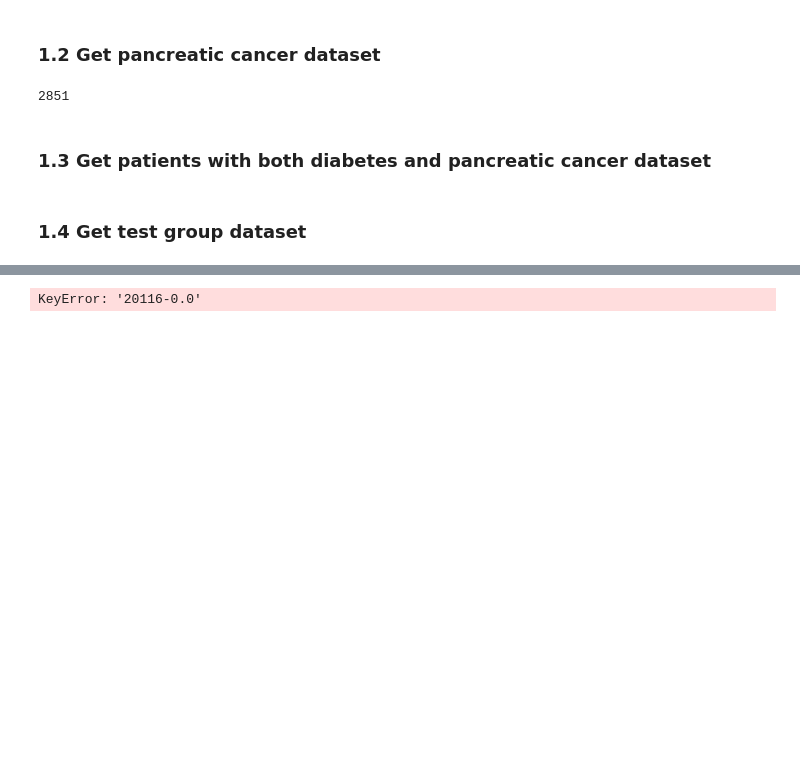
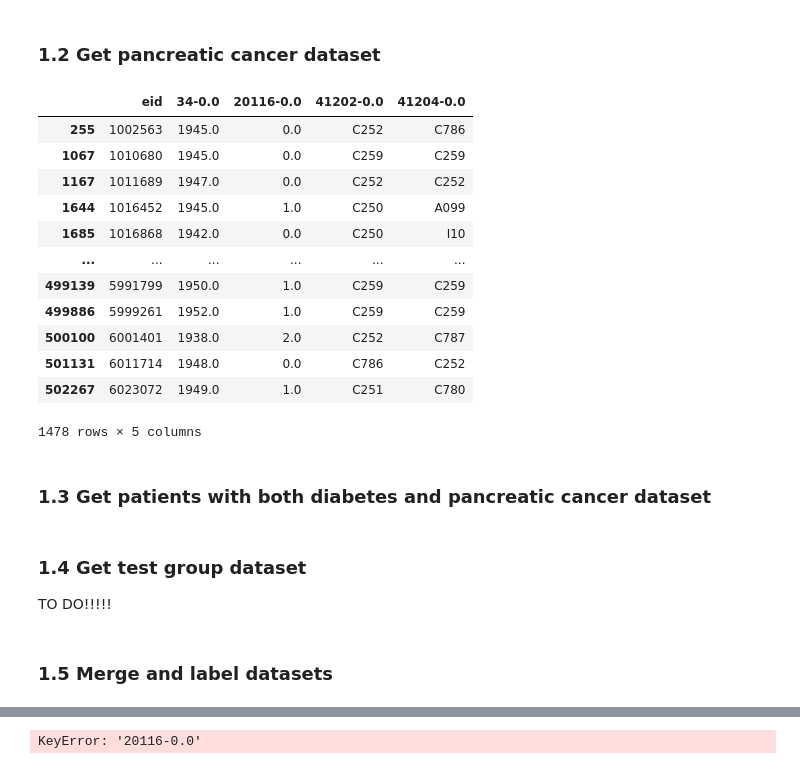
Before and after one commit to OfekShcherb/Finding-Differences-in-Diagnosis-of-Pancreatic-Cancer-and-Type-II-Diabetes-Mellitus, a Jupyter notebook: Data Exploration.ipynb, the cells around one changed output, grey strips where cells are left out. Saved outputs shown, nothing was run; the diff lists cells and outputs as text; code cells hidden in the pictures; blank space fills up the shorter version.

Commit message:
Revert "Updated config with new features and paths"
This reverts commit c2f594ffde23e11033baaeff94f98ba19a097b7c.

```diff
--- a/Data Exploration.ipynb
+++ b/Data Exploration.ipynb
@@ -20,5 +17,5 @@ diagnosises = ['eid', '31-0.0'] + [f'41270-0.{i}' for i in range(80)]
 # %%
-df = pd.read_csv(biobank_path, usecols=diagnosises)
+df = pd.read_csv(biobank_path, usecols=(lambda x: x in features_code_list))
 # %%
 difference = set(features_code_list) - set(df.columns)
 features_dict = dict(zip(features_code_list, features_name_list))
@@ -62,2 +43,3 @@ df_filled
 # %%
-all_diseased_column = df_filled.drop(['eid', '31-0.0'], axis=1).agg(', '.join, axis=1)
+both_diseased_column = df_filled['41202-0.0'] + ', ' + df_filled['41204-0.0']
+both_diseased_column
@@ -68,5 +45,0 @@ all_diseased_column
-# %%
-def get_people_with_disease(df, all_diseased_column, disease_code_pattern):
-    people_with_disease_df = df[all_diseased_column.str.contains(disease_code_pattern)]
-
-    return people_with_disease_df
@@ -73 +48,6 @@ def get_people_with_disease(df, all_diseased_column, disease_code_pattern):
+# %%
+def get_people_with_disease(df, both_diseased_column, disease_code_pattern):
+    people_with_disease_df = df[both_diseased_column.str.contains(disease_code_pattern)]
+
+    return people_with_disease_df
 # %%
@@ -85,17 +78,28 @@ def get_people_with_2_diseases(df, first_disease_code_pattern, second_disease_co
 
     return people_with_disease_df
 # %%
-sum = 0
-for num in range(10):
-    pancreatic_cancer_pattern = r'C25' + re.escape(str(num))
-    people_with_pancreatic_cancer_df = get_people_with_disease(df_filled, all_diseased_column,pancreatic_cancer_pattern)
-    sum += people_with_pancreatic_cancer_df.shape[0]
-sum
+pancreatic_cancer_pattern = r'C25'
+people_with_pancreatic_cancer_df = get_people_with_disease(df_filled, both_diseased_column,pancreatic_cancer_pattern)
+people_with_pancreatic_cancer_df
 # %% [output]
+|  | eid | 34-0.0 | 20116-0.0 | 41202-0.0 | 41204-0.0 |
+| 255 | 1002563 | 1945.0 | 0.0 | C252 | C786 |
+| 1067 | 1010680 | 1945.0 | 0.0 | C259 | C259 |
+| 1167 | 1011689 | 1947.0 | 0.0 | C252 | C252 |
+| 1644 | 1016452 | 1945.0 | 1.0 | C250 | A099 |
+| 1685 | 1016868 | 1942.0 | 0.0 | C250 | I10 |
+| ... | ... | ... | ... | ... | ... |
+| 499139 | 5991799 | 1950.0 | 1.0 | C259 | C259 |
+| 499886 | 5999261 | 1952.0 | 1.0 | C259 | C259 |
+| 500100 | 6001401 | 1938.0 | 2.0 | C252 | C787 |
+| 501131 | 6011714 | 1948.0 | 0.0 | C786 | C252 |
+| 502267 | 6023072 | 1949.0 | 1.0 | C251 | C780 |
-2851
+1478 rows × 5 columns
 # %% [markdown]
 ###    1.3 Get patients with both diabetes and pancreatic cancer dataset
 # %%
 poeple_with_both_diseases = pd.merge([people_with_diabetes_df, people_with_pancreatic_cancer_df], how='inner')
 # %% [markdown]
 ###    1.4 Get test group dataset
+
+TO DO!!!!!
@@ -105 +106,3 @@ train_group_df = df.drop(test_group_df.index)
+# %% [markdown]
+###    1.5 Merge and label datasets
 # %%
```
Also changed, not shown: parts of 24 cells of this notebook, 5 other files.
